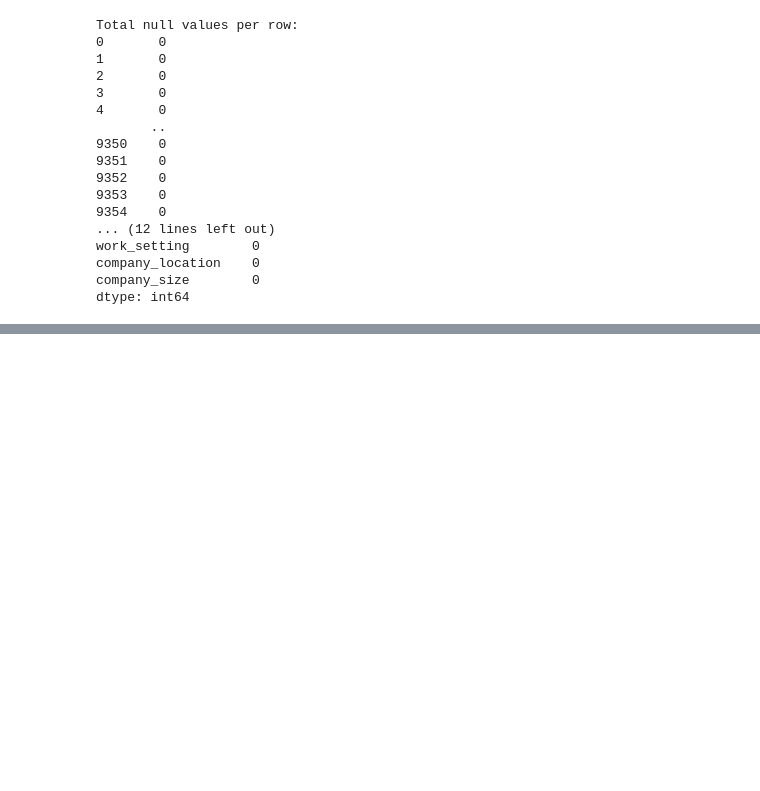
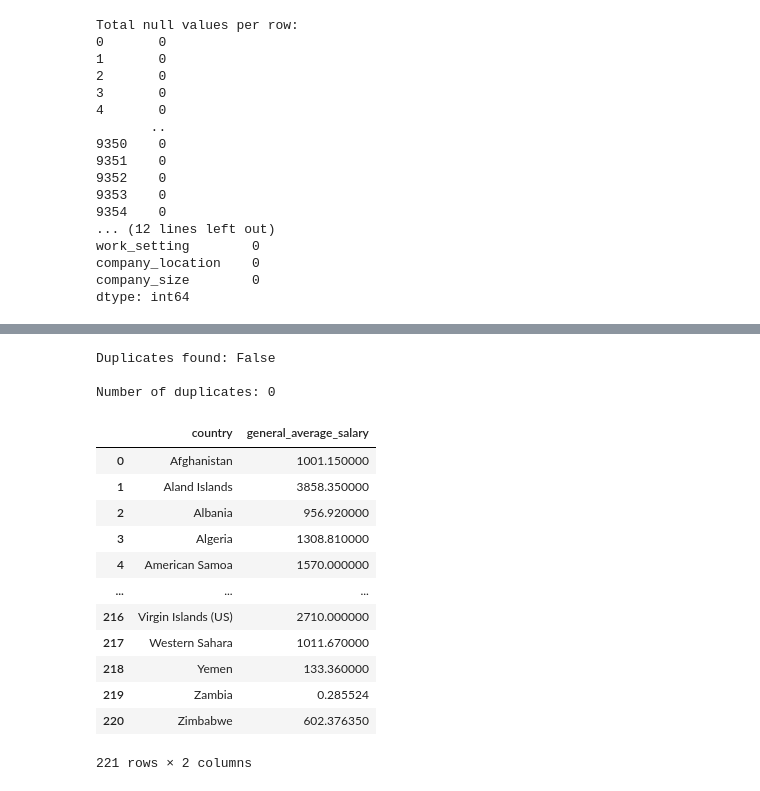
Before and after one commit to johann1043/Data-Science-Quest, a Jupyter notebook: clean_data.ipynb, the cells around one changed output, grey strips where cells are left out. Cells and saved outputs as stored; diff of their text form; code cells hidden in the pictures; blank space fills up the shorter version.

```diff
--- a/clean_data.ipynb
+++ b/clean_data.ipynb
@@ -182,0 +224,23 @@ global__df = pd.read_csv(url)
+# %%
+dup_check(global_salary_df)
+# %% [output]
+Duplicates found: False
+
+Number of duplicates: 0
+# %%
+global_salary_df = global_salary_df.drop(['continent_name', 'wage_span','median_salary','lowest_salary','highest_salary'], axis=1)
+global_salary_df
+# %% [output]
+|  | country | general_average_salary |
+| 0 | Afghanistan | 1001.150000 |
+| 1 | Aland Islands | 3858.350000 |
+| 2 | Albania | 956.920000 |
+| 3 | Algeria | 1308.810000 |
+| 4 | American Samoa | 1570.000000 |
+| ... | ... | ... |
+| 216 | Virgin Islands (US) | 2710.000000 |
+| 217 | Western Sahara | 1011.670000 |
+| 218 | Yemen | 133.360000 |
+| 219 | Zambia | 0.285524 |
+| 220 | Zimbabwe | 602.376350 |
+221 rows × 2 columns
```
Also changed, not shown: parts of 18 cells of this notebook, 1 other file.
